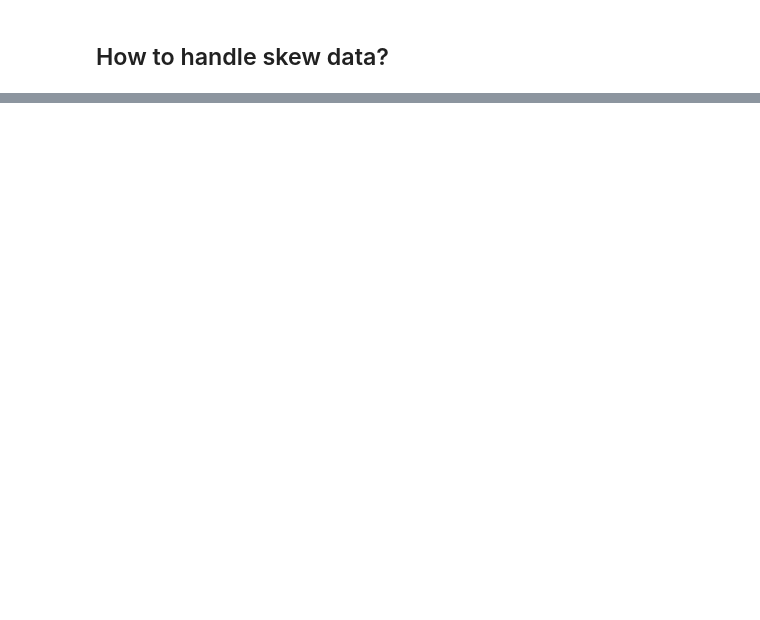
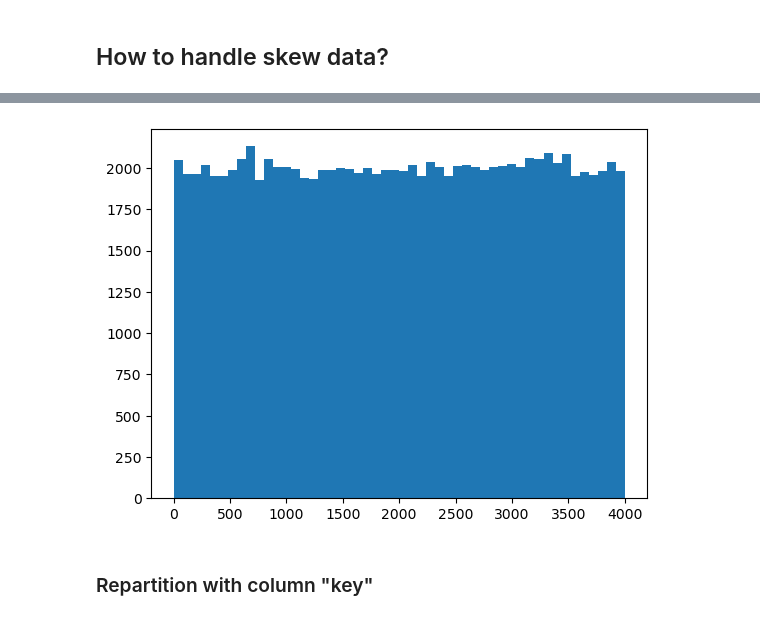
Before and after one commit to AubrynnReina/Fresher-DE-Exercises, a Jupyter notebook: Spark/Skew_data.ipynb, the cells around one changed output, grey strips where cells are left out. Saved outputs shown, nothing was run; the diff lists cells and outputs as text; code cells hidden in the pictures; blank space fills up the shorter version.

```diff
--- a/Spark/Skew_data.ipynb
+++ b/Spark/Skew_data.ipynb
@@ -21,0 +74,5 @@
+# %%
+plt.hist(value_list, bins=50)
+plt.show()
+# %% [output]
+[figure, added]
@@ -21,0 +89,2 @@
+# %% [markdown]
+### Repartition with column "key"
```
Also changed, not shown: parts of 40 cells of this notebook.
